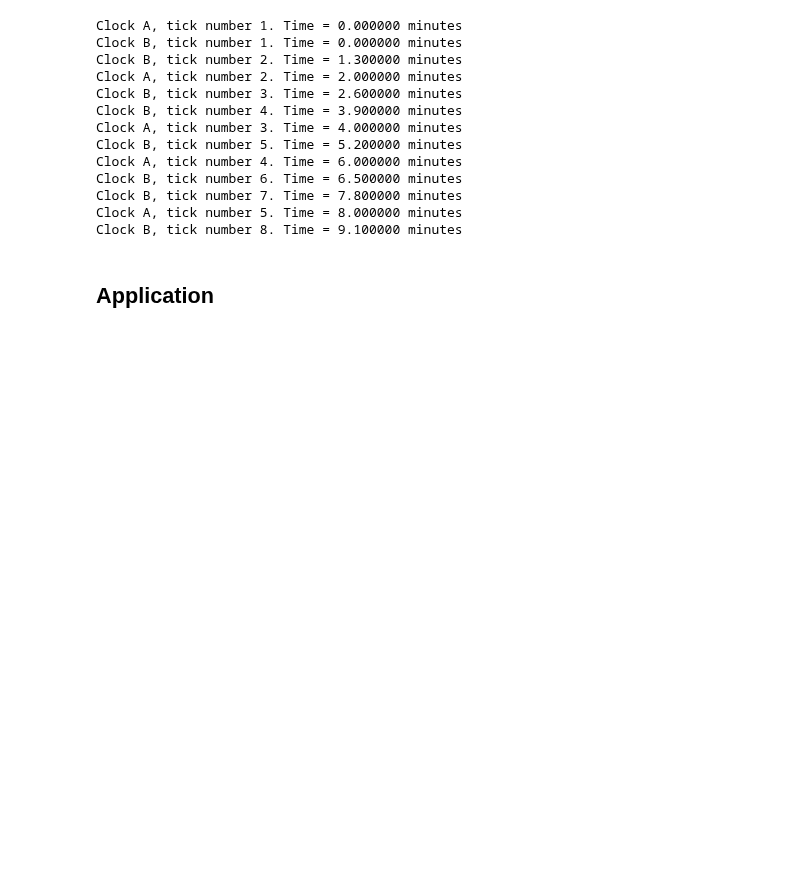
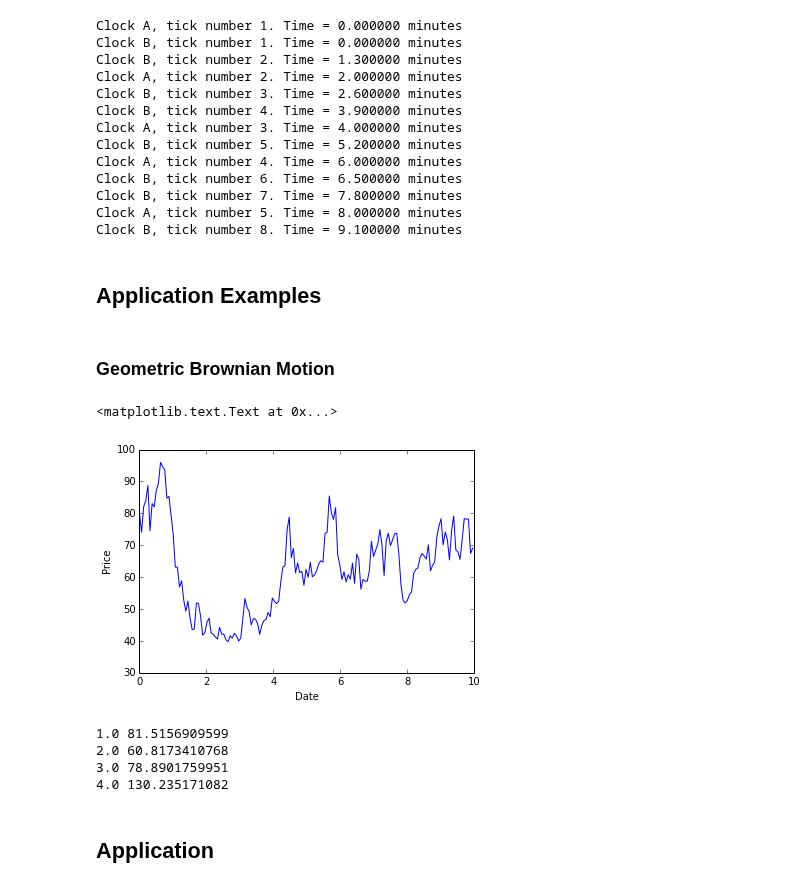
Before and after one commit to jckantor/CBE40455, a Jupyter notebook: notebooks/Getting Started with Discrete Event Simulation.ipynb, the cells around one changed output. Drawn from its saved outputs; the diff is of its cells as text; code cells hidden in the pictures; blank space fills up the shorter version.

```diff
--- a/notebooks/Getting Started with Discrete Event Simulation.ipynb
+++ b/notebooks/Getting Started with Discrete Event Simulation.ipynb
@@ -146,6 +146,79 @@ Clock B, tick number 6. Time = 6.500000 minutes
 Clock B, tick number 7. Time = 7.800000 minutes
 Clock A, tick number 5. Time = 8.000000 minutes
 Clock B, tick number 8. Time = 9.100000 minutes
+# %% [markdown]
+## Application Examples
+# %% [markdown]
+### Geometric Brownian Motion
+# %%
+import simpy
+import random
+
+# geometric brownian motion
+def gbm(env,name,tick,P,mu,sigma):
+    t = 0;
+    while True:
+        Plog.append(P)
+        tlog.append(t)
+        yield env.timeout(tick)
+        P += P*(mu*tick + sigma*random.normalvariate(0,1)*sqrt(tick))
+        t += tick
+
+# create the simulation environment
+env = simpy.Environment()
+
+# add the clock process to the environment. Set the tick interval.
+env.process(gbm_old(env, "A", sqrt(1.0/252), 80.0, 0, .3))
+
+# run the simulation for a fixed period of time
+
+Plog = []
+tlog = []
+env.run(until=10)
+
+plot(tlog,Plog)
+xlabel('Date')
+ylabel('Price')
+# %% [output]
+<matplotlib.text.Text at 0x...>
+[figure, added]
+# %%
+import simpy
+import random
+
+class gbm(object):
+    def __init__(self,env,name,tick,val,mu,sigma):
+        self.env = env
+        self.name = name
+        self.tick = tick
+        self.val = val
+        self.mu = mu
+        self.sigma = sigma
+        self.t = 0
+
+    def process(self):
+        while True:
+            yield self.env.timeout(self.tick)
+            self.t += self.tick
+            self.val += self.val*(self.mu*self.tick + self.sigma*random.normalvariate(0,1)*sqrt(self.tick))
+
+def reporter(env,tick,gbm):
+    t = 0
+    while True:
+        yield env.timeout(tick)
+        t += tick
+        print t, gbm.val
+
+env = simpy.Environment()
+a = gbm(env,'A',1.0/sqrt(12.0),80.0,0,0.30)
+env.process(a.process())
+env.process(reporter(env,1.0,a))
+env.run(until=5)
+# %% [output]
+1.0 81.5156909599
+2.0 60.8173410768
+3.0 78.8901759951
+4.0 130.235171082
 # %% [markdown]
 ## Application
 # %% [markdown]
```
Also changed, not shown: parts of 1 cell of this notebook, 13 other files.
